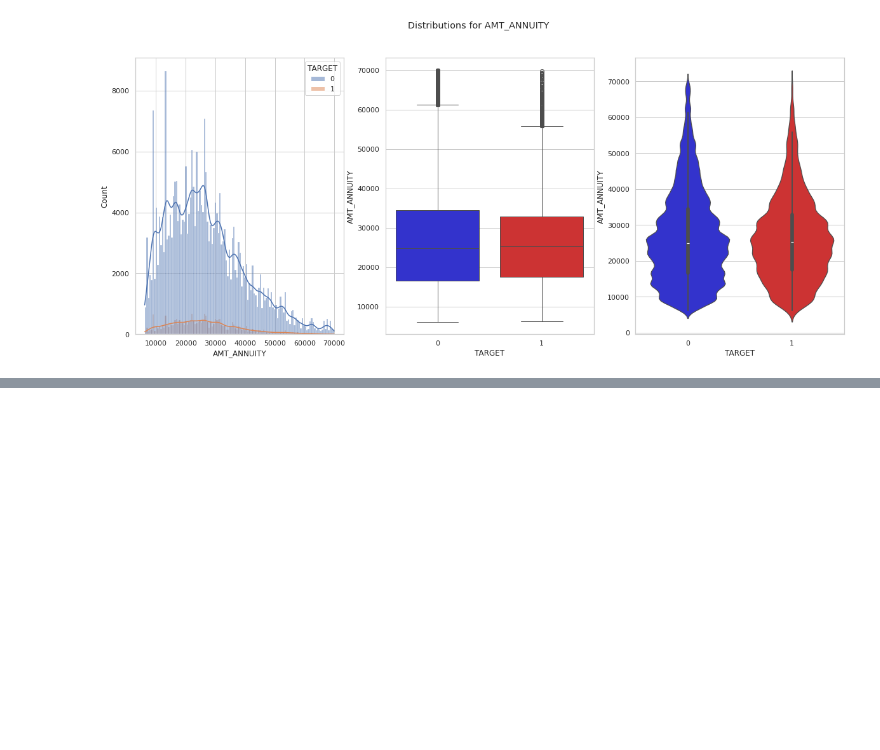
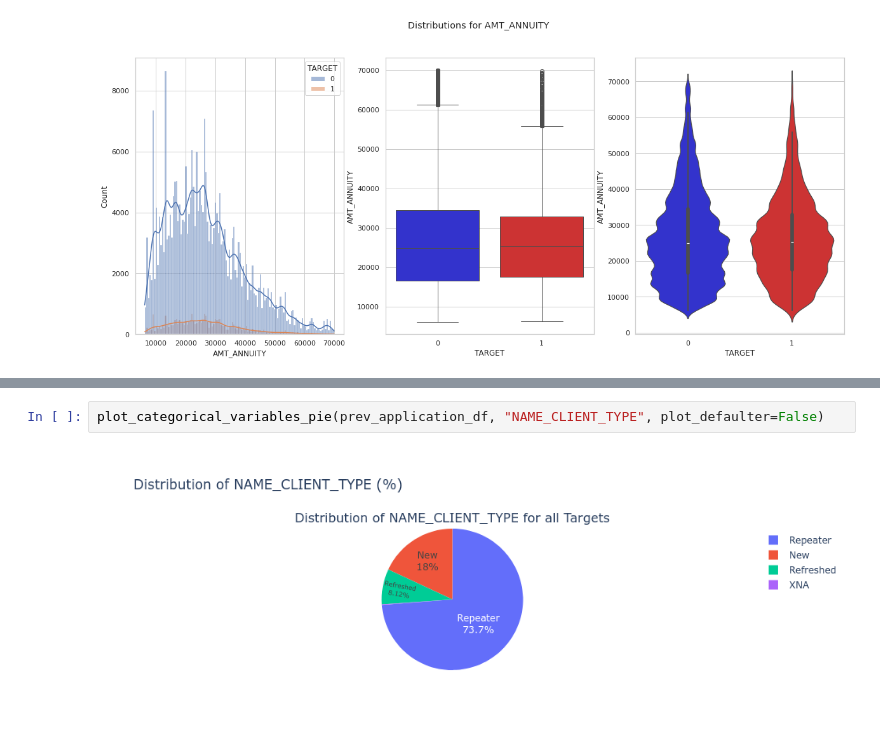
Before and after one commit to stanislavlia/msds_cred_scoring, a Jupyter notebook: EDA.ipynb, the cells around one changed output, grey strips where cells are left out. Drawn from its saved outputs; the diff is of its cells as text; blank space fills up the shorter version.

```diff
--- a/EDA.ipynb
+++ b/EDA.ipynb
@@ -763,0 +775,4 @@ plot_continuous_variables(application_train_df, "YEARS_EMPLOYED", plots=["distpl
+# %%
+plot_categorical_variables_pie(prev_application_df, "NAME_CLIENT_TYPE", plot_defaulter=False)
+# %% [output]
+[figure, added]
```
Also changed, not shown: parts of 21 cells of this notebook.
